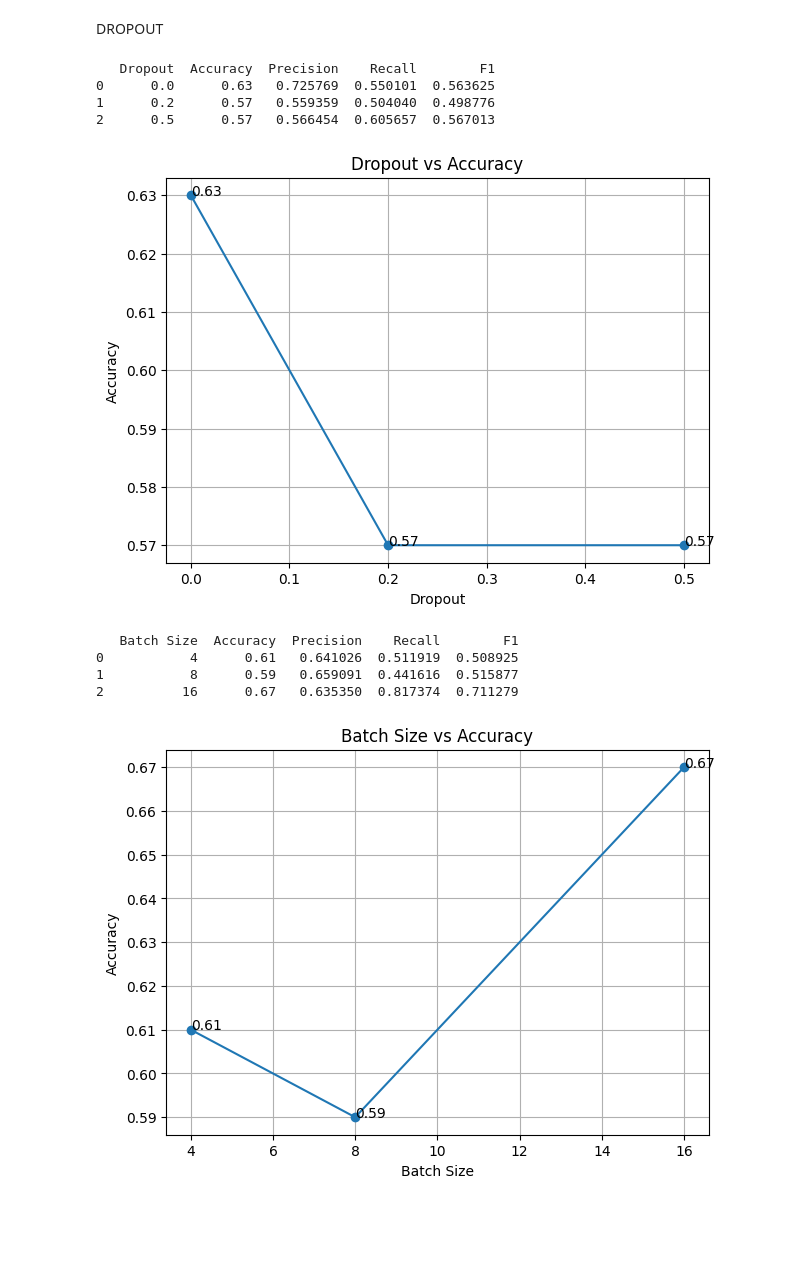
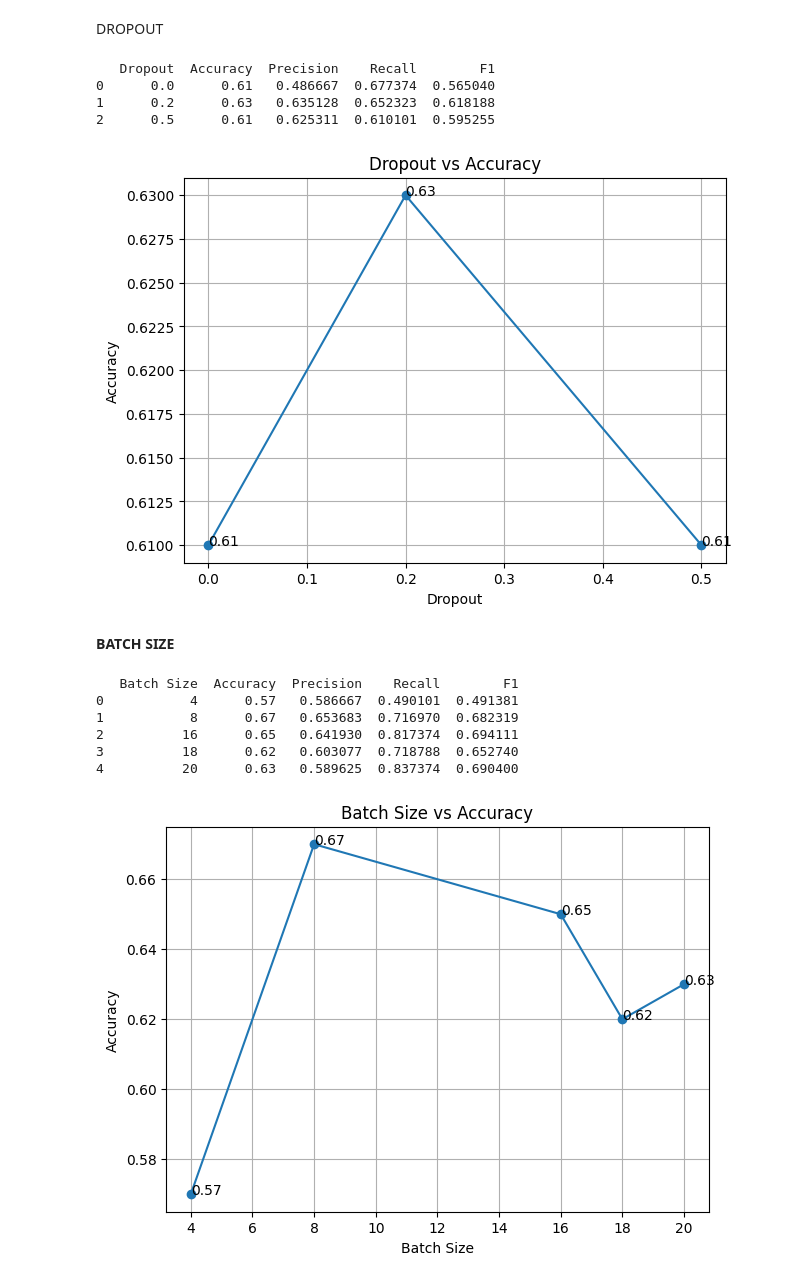
Before and after one commit to zencod-646/VOWEL_A, a Jupyter notebook: VOWEL E.ipynb, the cells around one changed output. Drawn from its saved outputs; the diff is of its cells as text; code cells hidden in the pictures; blank space fills up the shorter version.

```diff
--- a/VOWEL E.ipynb
+++ b/VOWEL E.ipynb
@@ -166,7 +166,7 @@ import os
 import librosa
 import numpy as np
 # =====================================
-# BUILD DATASET FOR VOWEL E
+# BUILD DATASET FOR VOWEL A
 # =====================================
 
 X = []
@@ -188,7 +188,7 @@ for class_name in [
 
         class_name,
 
-        "E"
+        "A"
     )
 
     for file in os.listdir(
@@ -4002,10 +4004,12 @@ plt.grid()
 plt.show()
 # %% [output]
    Dropout  Accuracy  Precision    Recall        F1
-0      0.0      0.63   0.725769  0.550101  0.563625
-1      0.2      0.57   0.559359  0.504040  0.498776
-2      0.5      0.57   0.566454  0.605657  0.567013
+0      0.0      0.61   0.486667  0.677374  0.565040
+1      0.2      0.63   0.635128  0.652323  0.618188
+2      0.5      0.61   0.625311  0.610101  0.595255
-[figure, old version]
+[figure, new version]
+# %% [markdown]
+**BATCH SIZE**
 # %%
 import numpy as np
 import pandas as pd
@@ -4020,7 +4024,7 @@ from tensorflow.keras.layers import Conv2D, MaxPooling2D, Flatten, Dense, Dropou
 from tensorflow.keras.callbacks import EarlyStopping
 from tensorflow.keras import backend as K
 
-batch_sizes = [4, 8, 16]
+batch_sizes = [4, 8, 16,18,20]
 
 results = []
 
@@ -4130,34 +4134,36 @@ results_df = pd.DataFrame(
         "Accuracy",
         "Precision",
         "Recall",
         "F1"
     ]
 )
 
 print(results_df)
 
 # Plot
 plt.figure(figsize=(7,5))
 
 plt.plot(
     results_df["Batch Size"],
     results_df["Accuracy"],
     marker='o'
 )
 
 for x, y_ in zip(
         results_df["Batch Size"],
         results_df["Accuracy"]):
     plt.text(x, y_, f"{y_:.2f}")
 
 plt.xlabel("Batch Size")
 plt.ylabel("Accuracy")
 plt.title("Batch Size vs Accuracy")
 plt.grid()
 plt.show()
 # %% [output]
    Batch Size  Accuracy  Precision    Recall        F1
-0           4      0.61   0.641026  0.511919  0.508925
-1           8      0.59   0.659091  0.441616  0.515877
-2          16      0.67   0.635350  0.817374  0.711279
+0           4      0.57   0.586667  0.490101  0.491381
+1           8      0.67   0.653683  0.716970  0.682319
+2          16      0.65   0.641930  0.817374  0.694111
+3          18      0.62   0.603077  0.718788  0.652740
+4          20      0.63   0.589625  0.837374  0.690400
-[figure, old version]
+[figure, new version]
```
Also changed, not shown: parts of 21 cells of this notebook.
